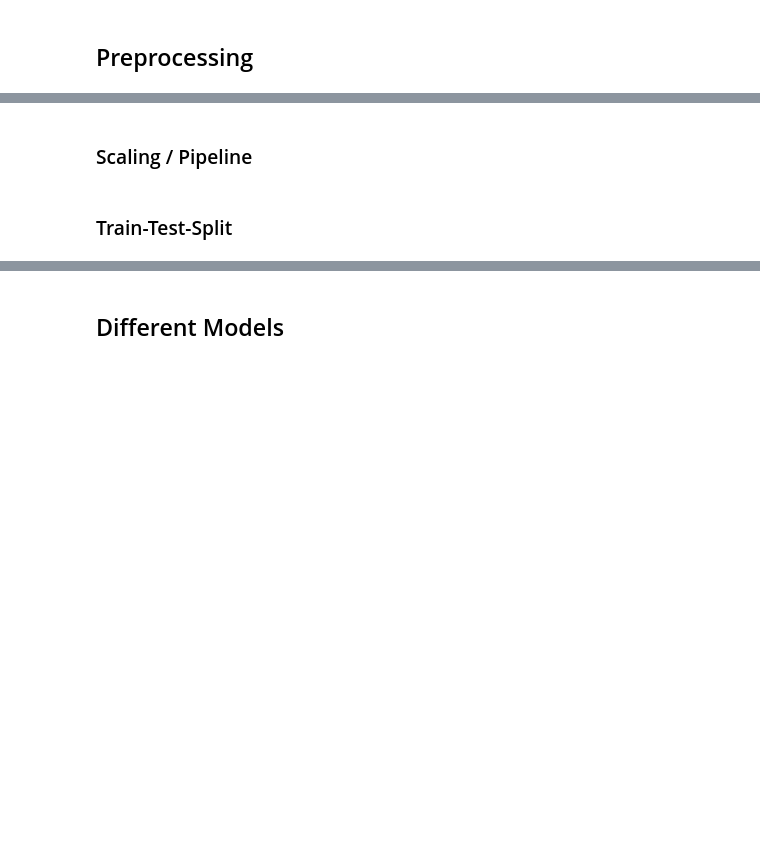
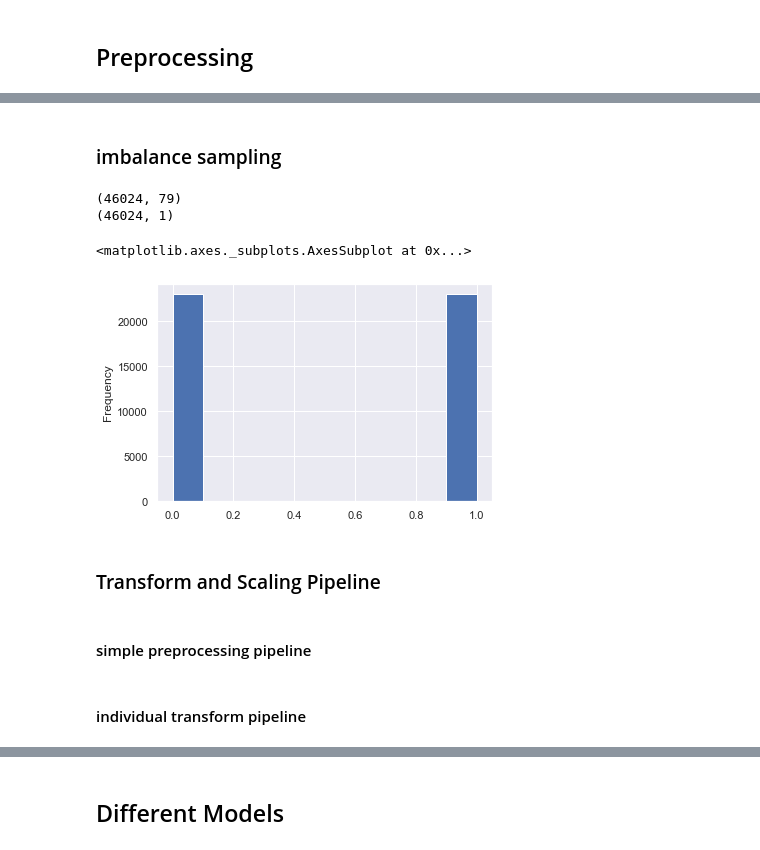
Before and after one commit to torben90/NF_Prj_LendingClub, a Jupyter notebook: LendingClub_Main.ipynb, the cells around one changed output, grey strips where cells are left out. Drawn from its saved outputs; the diff is of its cells as text; code cells hidden in the pictures; blank space fills up the shorter version.

```diff
--- a/LendingClub_Main.ipynb
+++ b/LendingClub_Main.ipynb
@@ -1299,4 +1695,25 @@ Model_Vali()
+# %% [markdown]
+### imbalance sampling
+# %%
+from imblearn.under_sampling import RandomUnderSampler
+from imblearn.over_sampling import RandomOverSampler
+
+#rus = RandomUnderSampler()
+#X_rus, y_rus, id_rus = rus.fit_sample(df_x_encoded, df_y)
+
+ros = RandomOverSampler()
+X_train, y_train = ros.fit_sample(X_train, y_train)
+
+print(X_train.shape)
+print(y_train.shape)
+
+y_train.target.plot.hist()
+# %% [output]
+(46024, 79)
+(46024, 1)
+<matplotlib.axes._subplots.AxesSubplot at 0x...>
+[figure, added]
 # %% [markdown]
-### Scaling / Pipeline
+### Transform and Scaling Pipeline
-# %% [markdown]
-###  Train-Test-Split
+# %% [markdown]
+#### simple preprocessing pipeline
@@ -1302,0 +1735,2 @@ Model_Vali()
+# %% [markdown]
+#### individual transform pipeline
```
Also changed, not shown: parts of 83 cells of this notebook, 1 other file.
